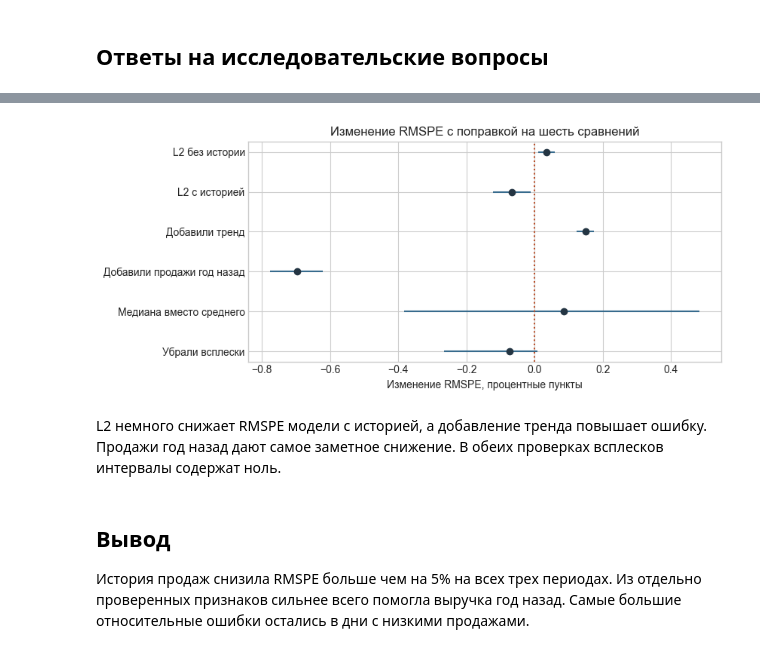
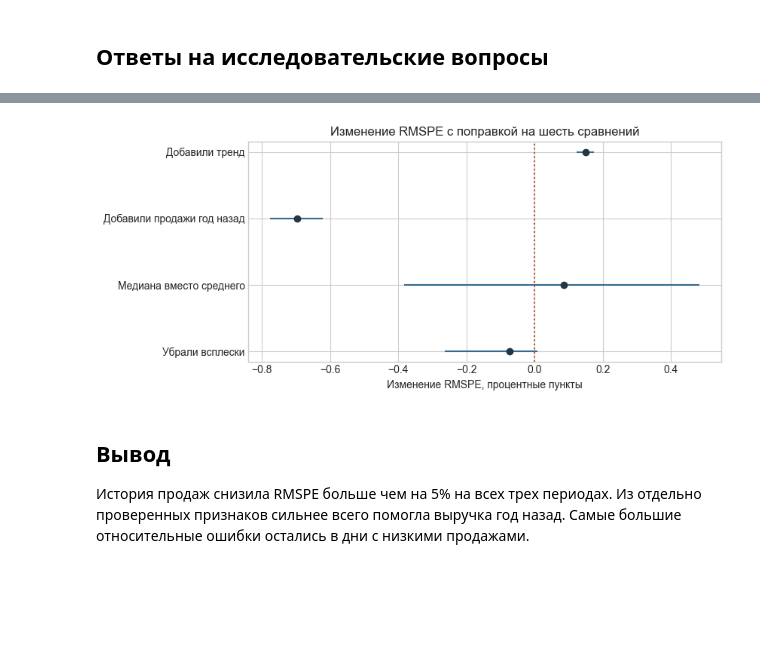
Before and after one commit to PikaChuChuMF/RnD-ML-Course-2026-2, a Jupyter notebook: notebooks/analysis.ipynb, the cells around one changed output, grey strips where cells are left out. Saved outputs shown, nothing was run; the diff lists cells and outputs as text; code cells hidden in the pictures; blank space fills up the shorter version.

```diff
--- a/notebooks/analysis.ipynb
+++ b/notebooks/analysis.ipynb
@@ -153,9 +161,17 @@ display(subset.rename(columns={"rows": "Дни с выручкой", "rmspe": "R
 L2 добавляет штраф за большие коэффициенты. Для модели с историей проверили четыре значения штрафа на двух ранних периодах. Лучшее значение выбрали по среднему RMSPE этих двух проверок и применили к обеим версиям на последних 42 днях.
 # %%
 l2 = report["regularization"]
+uncertainty = report["comparison_uncertainty"]["comparisons"]
+
+def interval_text(item):
+    low, high = item["interval"]
+    return f"{100 * low:+.3f} до {100 * high:+.3f}"
+
 comparison = pd.DataFrame({
-    "Без регуляризации": {names[key]: 100 * report["experiments"][key]["rmspe"] for key in names},
-    "С регуляризацией": {names[key]: 100 * l2[key]["rmspe"] for key in names},
+    "Без регуляризации, %": {names[key]: 100 * report["experiments"][key]["rmspe"] for key in names},
+    "С регуляризацией, %": {names[key]: 100 * l2[key]["rmspe"] for key in names},
+    "Изменение, п.п.": {names[key]: 100 * uncertainty[f"l2_{key}"]["delta_rmspe"] for key in names},
+    "Интервал, п.п.": {names[key]: interval_text(uncertainty[f"l2_{key}"]) for key in names},
 })
 print(f'Выбранный alpha: {l2["alpha"]:g}. Средний RMSPE на ранних периодах: {l2["selection_rmspe"]:.3%}.')
 display(comparison.round(3))
@@ -290,6 +306,8 @@ for key, label in labels.items():
         "Дни с выручкой": first["rows"],
         "RMSPE варианта 1, %": first["rmspe"] * 100,
         "RMSPE варианта 2, %": second["rmspe"] * 100,
+        "Изменение, п.п.": 100 * uncertainty[key]["delta_rmspe"],
+        "Интервал, п.п.": interval_text(uncertainty[key]),
     })
 display(pd.DataFrame(checks).round(3))
 # %% [output]
@@ -358,8 +375,5 @@ plt.show()
 # %%
-uncertainty = report["comparison_uncertainty"]
 labels = {
-    "l2_no_history": "L2 без истории",
-    "l2_with_history": "L2 с историей",
     "trend": "Добавили тренд",
     "last_year": "Добавили продажи год назад",
     "spikes": "Медиана вместо среднего",
@@ -367,18 +381,16 @@ labels = {
 }
 
 comparisons = []
-for name, item in uncertainty["comparisons"].items():
+for name, label in labels.items():
+    item = uncertainty[name]
     low, high = item["interval"]
     comparisons.append({
-        "Сравнение": labels[name],
-        "Магазинов": item["stores"],
+        "Сравнение": label,
         "Изменение RMSPE, п.п.": 100 * item["delta_rmspe"],
         "Нижняя граница": 100 * low,
         "Верхняя граница": 100 * high,
-        "Значимо": "Да" if item["excludes_zero"] else "Нет",
     })
 intervals = pd.DataFrame(comparisons)
-display(intervals.round(3))
 
 fig, ax = plt.subplots(figsize=(8.5, 3.8))
 positions = range(len(intervals))
@@ -404,6 +409,4 @@ plt.show()
-[figure, old version]
+[figure, new version]
-# %% [markdown]
-L2 немного снижает RMSPE модели с историей, а добавление тренда повышает ошибку. Продажи год назад дают самое заметное снижение. В обеих проверках всплесков интервалы содержат ноль.
 # %% [markdown]
 ## Вывод
 
```
Also changed, not shown: parts of 10 cells of this notebook, 2 other files.
